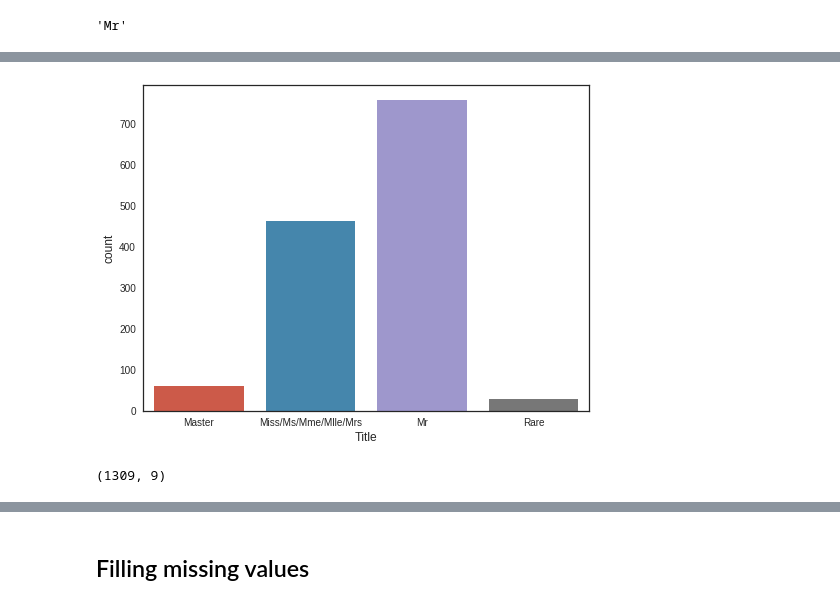
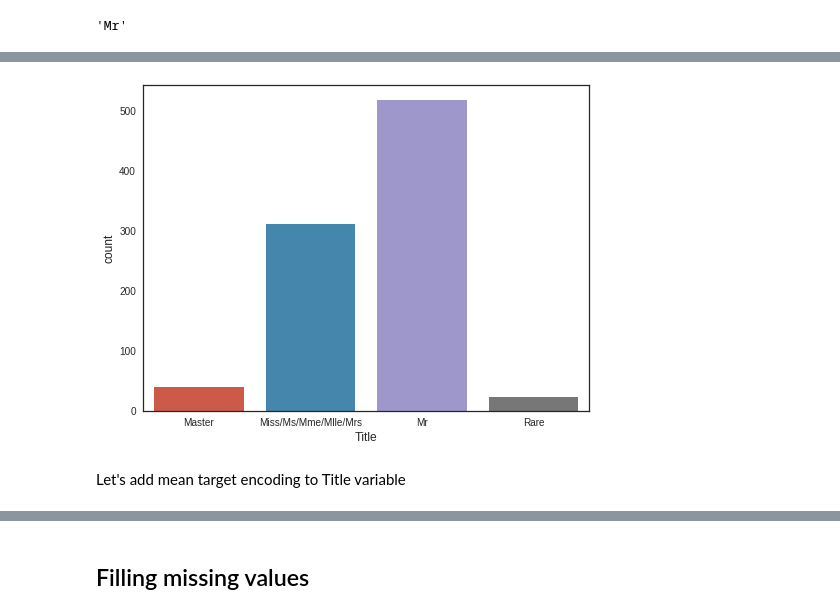
Before and after one commit to maviator/kaggle_titanic, a Jupyter notebook: Scripts/Titanic Classification Challenge.ipynb, the cells around one changed output, grey strips where cells are left out. Drawn from its saved outputs; the diff is of its cells as text; code cells hidden in the pictures.

Commit message:
Added Mean target encoding of cat features

```diff
--- a/Scripts/Titanic Classification Challenge.ipynb
+++ b/Scripts/Titanic Classification Challenge.ipynb
@@ -48,6 +51,5 @@ pylab.rcParams[ 'figure.figsize' ] = 8 , 6
 # get titanic & test csv files as a DataFrame
 train = pd.read_csv("../Data/train.csv")
 test    = pd.read_csv("../Data/test.csv")
-full = train.append(test, ignore_index=True)
-print train.shape, test.shape, full.shape
+print train.shape, test.shape
 # %% [output]
@@ -101,12 +103,16 @@ features.shape
 # %%
 # At this point we will drop the Cabin feature since it is missing a lot of the data
 features.pop('Cabin')
+train.pop('Cabin')
+test.pop('Cabin')
 
 # At this point names don't affect our model so we drop it
 #features.pop('Name')
 
 # At this point we drop Ticket feature
 features.pop('Ticket')
+train.pop('Ticket')
+test.pop('Ticket')
 
-features.shape
+features.shape, train.shape, test.shape
 # %% [output]
@@ -147,7 +153,11 @@ i.split(',')[1].split('.')[0].strip()
 'Mr'
 # %%
 # Get Title from Name
-dataset_title = [i.split(',')[1].split('.')[0].strip() for i in features['Name']]
-features['Title'] = dataset_title
-features['Title'].head()
+dataset_title = [i.split(',')[1].split('.')[0].strip() for i in train['Name']]
+train['Title'] = dataset_title
+train['Title'].head()
+
+dataset_title = [i.split(',')[1].split('.')[0].strip() for i in test['Name']]
+test['Title'] = dataset_title
+test['Title'].head()
 # %% [output]
@@ -165,15 +175,15 @@ g = plt.setp(g.get_xticklabels(), rotation=45)
 # %%
 # Convert to categorical values Title
-features["Title"] = features["Title"].replace(['Lady', 'the Countess','Countess','Capt', 'Col','Don', 'Dr', 'Major', 'Rev', 'Sir', 'Jonkheer', 'Dona'], 'Rare')
-features["Title"] = features["Title"].map({"Master":'0', "Miss":'1', "Ms":'1', "Mme":'1', "Mlle":'1', "Mrs":'1', "Mr":'2', "Rare":'3'})
+train["Title"] = train["Title"].replace(['Lady', 'the Countess','Countess','Capt', 'Col','Don', 'Dr', 'Major', 'Rev', 'Sir', 'Jonkheer', 'Dona'], 'Rare')
+train["Title"] = train["Title"].map({"Master":'0', "Miss":'1', "Ms":'1', "Mme":'1', "Mlle":'1', "Mrs":'1', "Mr":'2', "Rare":'3'})
 #features["Title"] = features["Title"].astype(int)
+
+test["Title"] = test["Title"].replace(['Lady', 'the Countess','Countess','Capt', 'Col','Don', 'Dr', 'Major', 'Rev', 'Sir', 'Jonkheer', 'Dona'], 'Rare')
+test["Title"] = test["Title"].map({"Master":'0', "Miss":'1', "Ms":'1', "Mme":'1', "Mlle":'1', "Mrs":'1', "Mr":'2', "Rare":'3'})
 # %%
-g = sns.countplot(features["Title"])
+g = sns.countplot(train["Title"])
 g = g.set_xticklabels(["Master","Miss/Ms/Mme/Mlle/Mrs","Mr","Rare"])
 # %% [output]
-[figure, old version]
+[figure, new version]
-# %%
-features.pop('Name')
-features.shape
-# %% [output]
-(1309, 9)
+# %% [markdown]
+Let's add mean target encoding to Title variable
```
Also changed, not shown: parts of 52 cells of this notebook.
